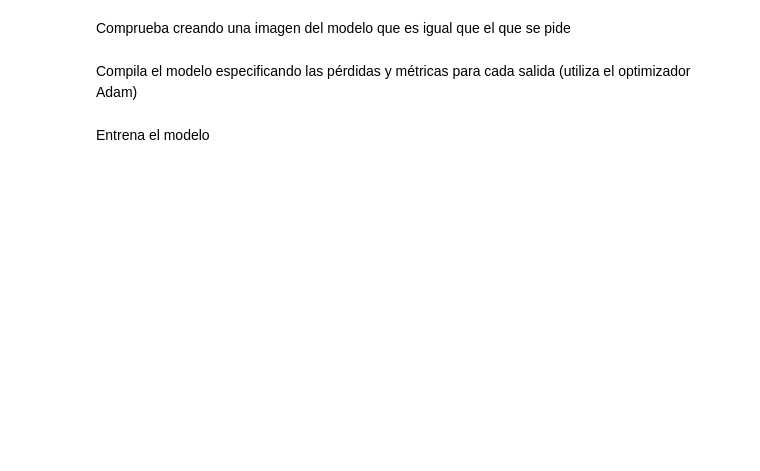
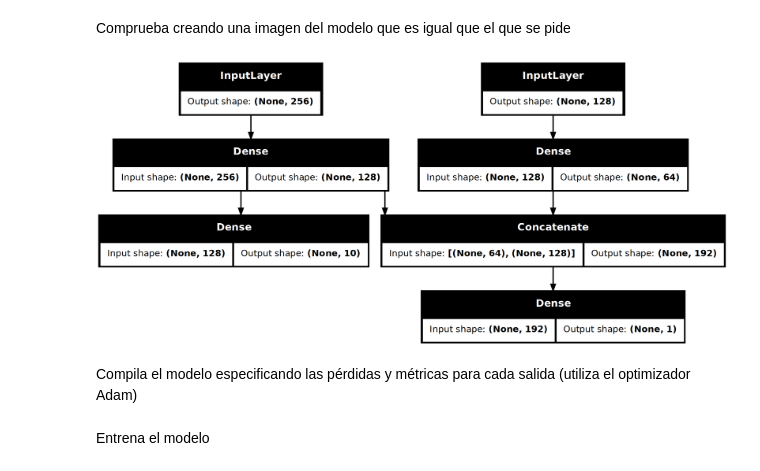
Before and after one commit to Mario-Lopez-Gonzalez/Python_clase, a Jupyter notebook: SAPA/Ejercicios/4_7Ejercicios.ipynb, the cells around one changed output. Saved outputs shown, nothing was run; the diff lists cells and outputs as text; code cells hidden in the pictures; blank space fills up the shorter version.

```diff
--- a/SAPA/Ejercicios/4_7Ejercicios.ipynb
+++ b/SAPA/Ejercicios/4_7Ejercicios.ipynb
@@ -59,7 +59,30 @@ Construye el modelo:
 El esquema es el siguiente:
 
 <img src="datos/esquema_modelo_funcional.png" alt="esquema modelo funcional"/>
+# %%
+# Crear ramas
+input_visual = tf.keras.layers.Input(shape=x_vis_train.shape[1:])
+input_texto = tf.keras.layers.Input(shape=x_text_train.shape[1:])
+rama_visual = tf.keras.layers.Dense(64, activation="relu")
+rama_texto = tf.keras.layers.Dense(128, activation="relu")
+combinacion = tf.keras.layers.Concatenate()
+salida_categoria = tf.keras.layers.Dense(10, activation="softmax", name="salida_categoria")  # Softmax para clasificación One-Hot
+salida_precio = tf.keras.layers.Dense(1, name="salida_precio")  # Sin activación de salida que queremos el precio, no un "si/no"
+
+# Concatenar ramas
+branch_rama_visual = rama_visual(input_visual)
+branch_rama_texto = rama_texto(input_texto)
+branch_combinacion = combinacion([branch_rama_visual, branch_rama_texto])
+branch_salida_categoria = salida_categoria(branch_rama_texto)
+branch_salida_precio = salida_precio(branch_combinacion)
+
+# Crear el modelo
+model = tf.keras.Model(inputs=[input_visual, input_texto], outputs=[branch_salida_categoria, branch_salida_precio])
 # %% [markdown]
 Comprueba creando una imagen del modelo que es igual que el que se pide
+# %%
+tf.keras.utils.plot_model(model, "Resultados/modelo_ejemplo.png", show_shapes=True)
+# %% [output]
+[figure, added]
 # %% [markdown]
 Compila el modelo especificando las pérdidas y métricas para cada salida (utiliza el optimizador Adam)
```
Also changed, not shown: parts of 5 cells of this notebook, 1 other file.
